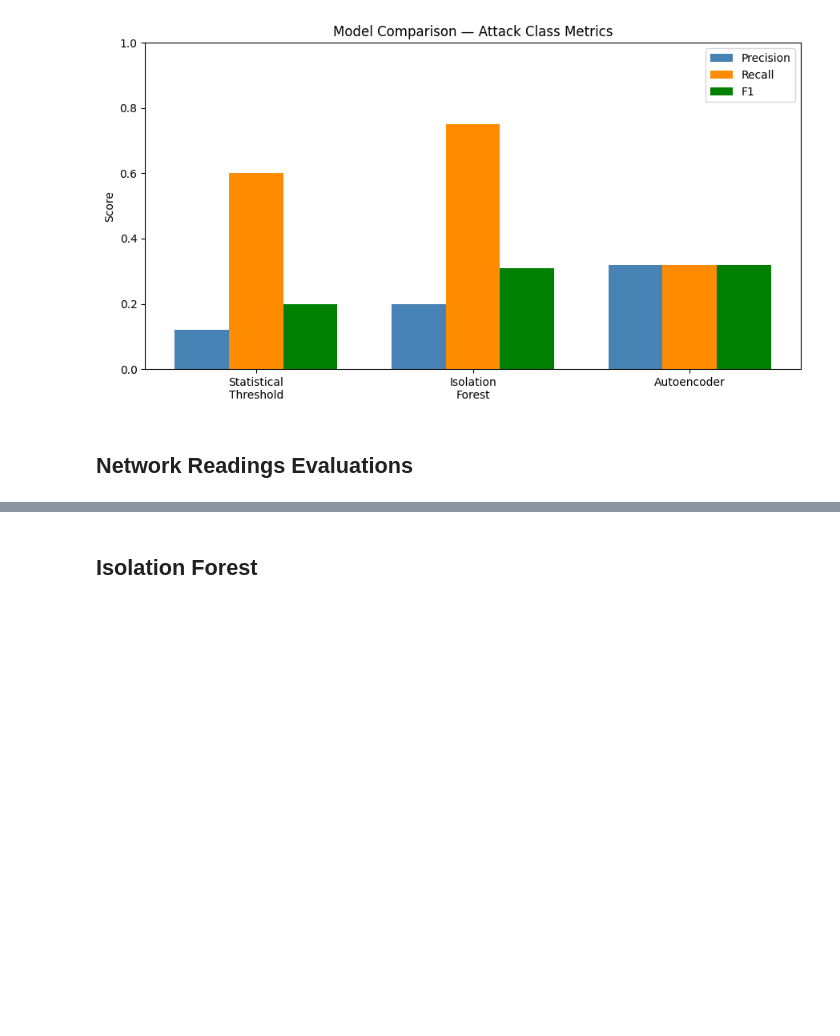
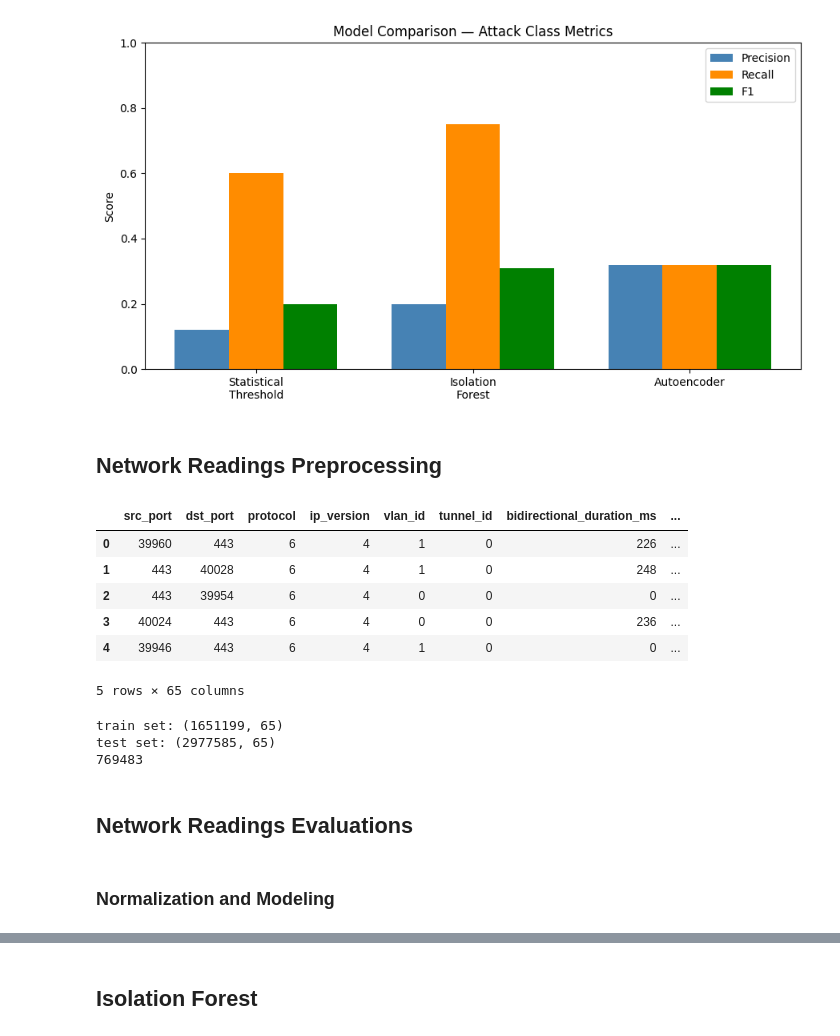
Before and after one commit to iamllcoolray/cis5370-final-project, a Jupyter notebook: swat-eval.ipynb, the cells around one changed output, grey strips where cells are left out. Cells and saved outputs as stored; diff of their text form; code cells hidden in the pictures; blank space fills up the shorter version.

Commit message:
Prepocessing network data and splitting train and test datasets

```diff
--- a/swat-eval.ipynb
+++ b/swat-eval.ipynb
@@ -36,7 +37,7 @@ converted_pcap_file_path = BASE_PATH / "csv_from_pcap/"
 # Loading the CSV/XLSX files (We had to skip the first 9 rows (0-9))
 sensor_readings_df = pd.read_excel(dec_2019_file_path, skiprows=9)
 
-# Converts all pcaps in a directory into CSV files with network flows
+# Converts all pcaps in a directory into CSV files with network flows, they will then have to be moved into a directory calld csv_from_pcap
 # i = 0;
 # for file_name in os.listdir(NETWORK_READINGS_PATH):
 #     if file_name.endswith(".pcap"):
@@ -55,8 +56,9 @@ temp_dfs_list = []
 for i in range (0,15):
         file_name = ("0" + f"{i}_converted.csv")
         file_path = Path.joinpath(converted_pcap_file_path, file_name)
-        temp_df = pd.read_csv(file_path, nrows=5)
+        temp_df = pd.read_csv(file_path)
         temp_dfs_list.append(temp_df)
 
 network_readings_df = pd.concat(temp_dfs_list, ignore_index = True)
-network_readings_df.head(20)
+del temp_dfs_list
+del temp_df
@@ -545,6 +528,77 @@ plt.savefig("results/sensor_readings/model_comparison.png", dpi=150)
 plt.show()
 # %% [output]
 [figure]
+# %% [markdown]
+## Network Readings Preprocessing
+# %%
+# converting ms timestamps to more easily readable timezone adjusted timestamps for train/test sorting based on if attacks were present
+network_readings_df["bidirectional_last_seen_timestamp"] = ((pd.to_datetime(network_readings_df["bidirectional_last_seen_ms"], unit="ms", utc=True)).dt.tz_convert("Asia/Shanghai")).dt.time
+network_readings_df["bidirectional_first_seen_timestamp"] = ((pd.to_datetime(network_readings_df["bidirectional_first_seen_ms"], unit="ms", utc=True)).dt.tz_convert("Asia/Shanghai")).dt.time
+network_readings_df["src2dst_first_seen_timestamp"] = ((pd.to_datetime(network_readings_df["src2dst_first_seen_ms"], unit="ms", utc=True)).dt.tz_convert("Asia/Shanghai")).dt.time
+network_readings_df["src2dst_last_seen_timestamp"] = ((pd.to_datetime(network_readings_df["src2dst_last_seen_ms"], unit="ms", utc=True)).dt.tz_convert("Asia/Shanghai")).dt.time
+network_readings_df["dst2src_first_seen_timestamp"] = ((pd.to_datetime(network_readings_df["dst2src_first_seen_ms"], unit="ms", utc=True)).dt.tz_convert("Asia/Shanghai")).dt.time
+network_readings_df["dst2src_last_seen_timestamp"] = ((pd.to_datetime(network_readings_df["dst2src_last_seen_ms"], unit="ms", utc=True)).dt.tz_convert("Asia/Shanghai")).dt.time
+
+# droppping ids, src and dst identifiers, already converted timestamps, and empty fields
+drop_cols = ["id", "expiration_id", "src_ip", "src_mac", "src_oui", "dst_ip", "dst_mac", "dst_oui", "requested_server_name", "client_fingerprint", "server_fingerprint",
+              "user_agent", "content_type", "bidirectional_last_seen_ms", "bidirectional_first_seen_ms", "src2dst_first_seen_ms", "src2dst_last_seen_ms", "dst2src_first_seen_ms", "dst2src_last_seen_ms"]
+processed_network_df = network_readings_df.drop(columns=drop_cols, errors="ignore")
+
+# encoding non-numeric features
+processed_network_df = pd.get_dummies(processed_network_df, columns =["application_name", "application_category_name"], drop_first = True)
+
+processed_network_df.head(5)
+# %% [output]
+|  | src_port | dst_port | protocol | ip_version | vlan_id | tunnel_id | bidirectional_duration_ms | ... |
+| 0 | 39960 | 443 | 6 | 4 | 1 | 0 | 226 | ... |
+| 1 | 443 | 40028 | 6 | 4 | 1 | 0 | 248 | ... |
+| 2 | 443 | 39954 | 6 | 4 | 0 | 0 | 0 | ... |
+| 3 | 40024 | 443 | 6 | 4 | 0 | 0 | 236 | ... |
+| 4 | 39946 | 443 | 6 | 4 | 1 | 0 | 0 | ... |
+5 rows × 65 columns
+# %%
+# creating the ranges of times where no attacks occured for training data
+train_time_1_start = time(10, 5)
+train_time_1_end = time(10, 19)
+train_time_2_start = time(11, 21)
+train_time_2_end = time(12, 29)
+
+# the filter comparing the above ranges to the timestamp column
+mask = (((processed_network_df["bidirectional_first_seen_timestamp"] > train_time_1_start) & (processed_network_df["bidirectional_last_seen_timestamp"] < train_time_1_end))
+          | ((processed_network_df["bidirectional_first_seen_timestamp"] > train_time_2_start) & (processed_network_df["bidirectional_last_seen_timestamp"] < train_time_2_end)))
+
+# seperating the train and test sets based on the filter
+train_network_readings_df = processed_network_df[mask]
+test_network_readings_df = processed_network_df[~mask]
+
+attack_times = [(time(10, 30), time(10, 35)),
+                (time(10, 45), time(10, 50)),
+                 (time(11, 0), time(11, 5)),
+                 (time(11, 15), time(11,20)),
+                 (time(12, 30), time(12, 33)),
+                 (time(12, 43), time(12, 46)),
+                 (time(12, 56), time(12, 59)),
+                 (time(13, 9), time(13, 12)),
+                 (time(13, 22), time (13, 25))]
+
+# labelling the data in the test set that is during an attack window
+test_network_readings_df["attack"] = 0
+for start, end in attack_times:
+    mask = (test_network_readings_df["bidirectional_first_seen_timestamp"] >= start) & (test_network_readings_df["bidirectional_last_seen_timestamp"] <= end)
+    test_network_readings_df.loc[mask, "attack"] = 1
+
+# seperating the label from the rest of the data for modeling
+test_network_readings_labels = test_network_readings_df.pop("attack")
+
+print(f"train set: {train_network_readings_df.shape}")
+print(f"test set: {test_network_readings_df.shape}")
+print(test_network_readings_labels.sum())
+# %% [output]
+train set: (1651199, 65)
+test set: (2977585, 65)
+769483
 # %% [markdown]
 ## Network Readings Evaluations
+# %% [markdown]
+### Normalization and Modeling
 # %%
```
Also changed, not shown: parts of 4 cells of this notebook.
